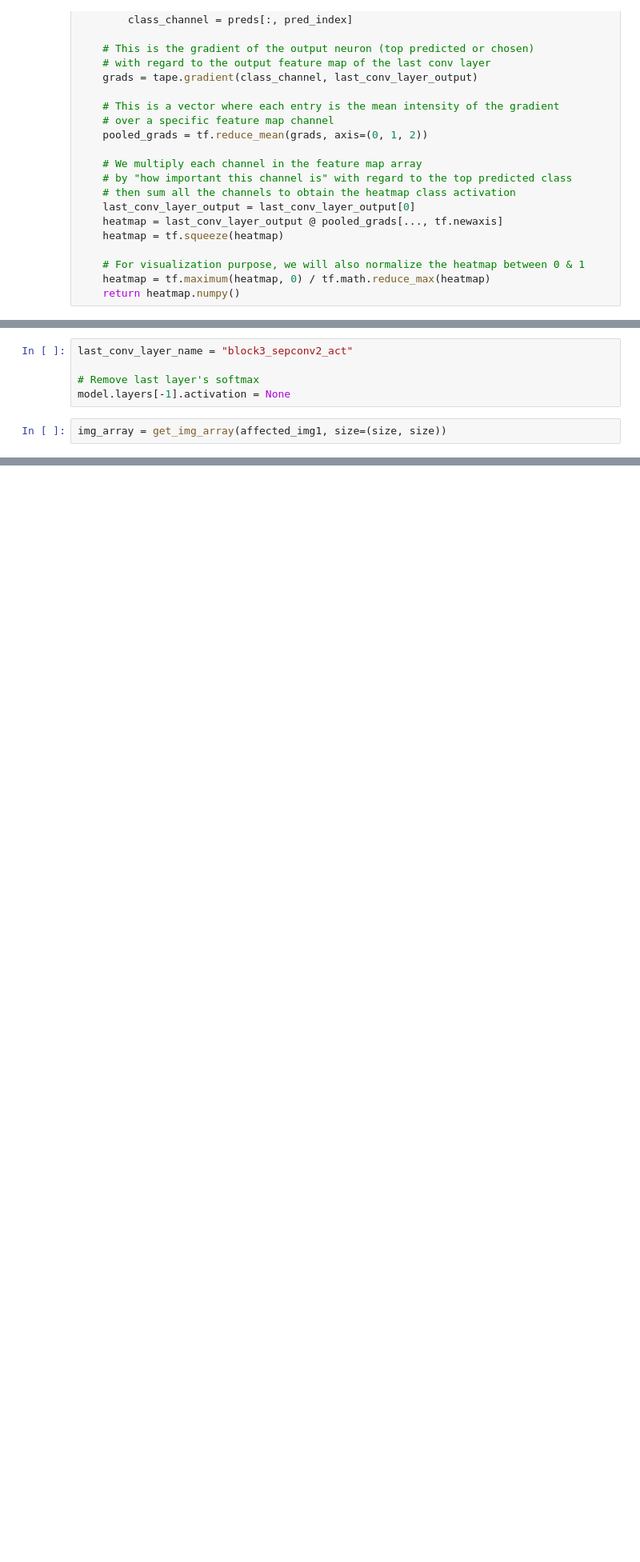
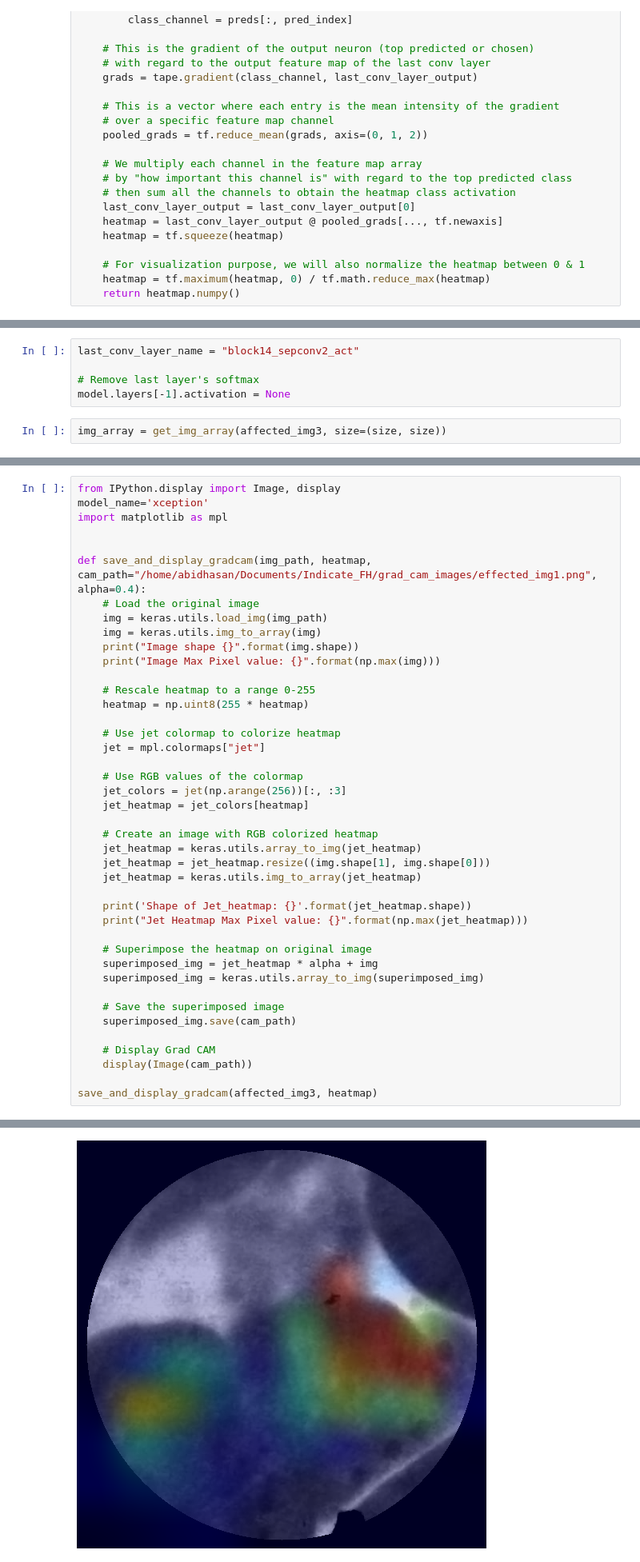
Before and after one commit to hasanmdabid/indicate_fh, a Jupyter notebook: my_code/grad_cam_effect_xception.ipynb, the cells around one changed output, grey strips where cells are left out. Shown at 80% size. Drawn from its saved outputs; the diff is of its cells as text; blank space fills up the shorter version.

```diff
--- a/my_code/grad_cam_effect_xception.ipynb
+++ b/my_code/grad_cam_effect_xception.ipynb
@@ -122,10 +110,10 @@ _________________________________________________________________
 # %%
-last_conv_layer_name = "block3_sepconv2_act"
+last_conv_layer_name = "block14_sepconv2_act"
 
 # Remove last layer's softmax
 model.layers[-1].activation = None
 # %%
-img_array = get_img_array(affected_img1, size=(size, size))
+img_array = get_img_array(affected_img3, size=(size, size))
 # %%
 heatmap = make_gradcam_heatmap(img_array, model, last_conv_layer_name)
 
@@ -136,0 +125,43 @@ ValueError: No such layer: block3_sepconv2_act. Existing layers are: ['input_2',
+# %%
+from IPython.display import Image, display
+model_name='xception'
+import matplotlib as mpl
+
+
+def save_and_display_gradcam(img_path, heatmap, cam_path="/home/abidhasan/Documents/Indicate_FH/grad_cam_images/effected_img1.png", alpha=0.4):
+    # Load the original image
+    img = keras.utils.load_img(img_path)
+    img = keras.utils.img_to_array(img)
+    print("Image shape {}".format(img.shape))
+    print("Image Max Pixel value: {}".format(np.max(img)))
+
+    # Rescale heatmap to a range 0-255
+    heatmap = np.uint8(255 * heatmap)
+
+    # Use jet colormap to colorize heatmap
+    jet = mpl.colormaps["jet"]
+
+    # Use RGB values of the colormap
+    jet_colors = jet(np.arange(256))[:, :3]
+    jet_heatmap = jet_colors[heatmap]
+
+    # Create an image with RGB colorized heatmap
+    jet_heatmap = keras.utils.array_to_img(jet_heatmap)
+    jet_heatmap = jet_heatmap.resize((img.shape[1], img.shape[0]))
+    jet_heatmap = keras.utils.img_to_array(jet_heatmap)
+
+    print('Shape of Jet_heatmap: {}'.format(jet_heatmap.shape))
+    print("Jet Heatmap Max Pixel value: {}".format(np.max(jet_heatmap)))
+
+    # Superimpose the heatmap on original image
+    superimposed_img = jet_heatmap * alpha + img
+    superimposed_img = keras.utils.array_to_img(superimposed_img)
+
+    # Save the superimposed image
+    superimposed_img.save(cam_path)
+
+    # Display Grad CAM
+    display(Image(cam_path))
+
+save_and_display_gradcam(affected_img3, heatmap)
+# %% [output]
@@ -136,0 +172 @@ ValueError: No such layer: block3_sepconv2_act. Existing layers are: ['input_2',
+[figure, added]
```
Also changed, not shown: parts of 6 cells of this notebook, 20 other files.
